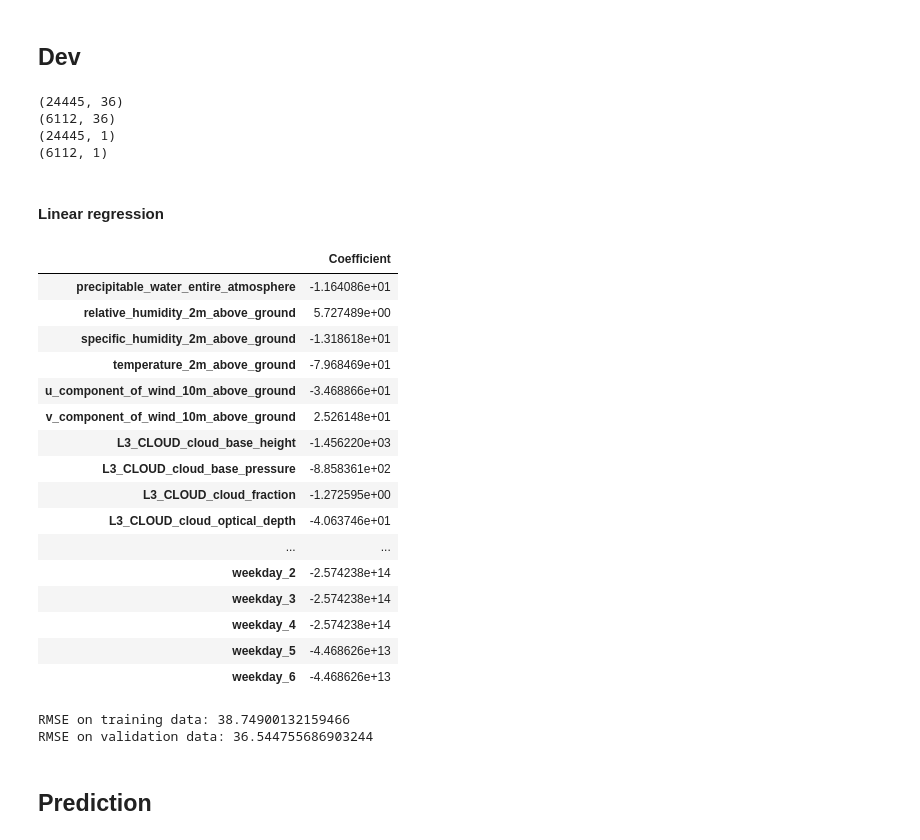
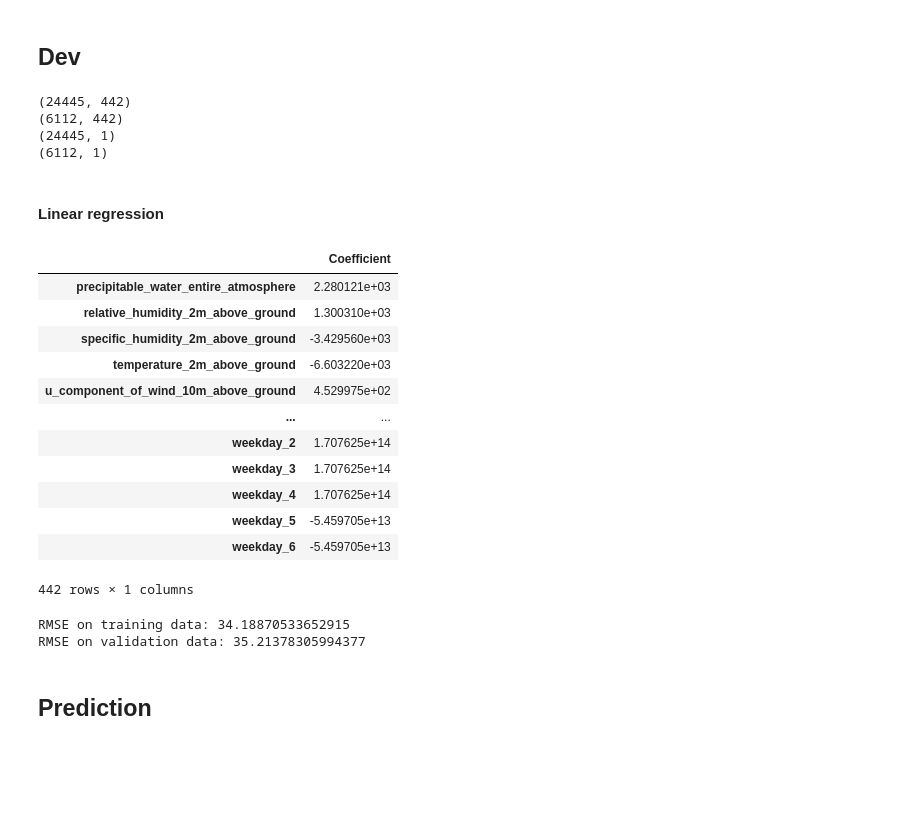
Before and after one commit to Mar-wn/Urban_Air_Pollution_Prediction, a Jupyter notebook: Urban Air Pollution Challenge.ipynb, the cells around one changed output. Saved outputs shown, nothing was run; the diff lists cells and outputs as text; code cells hidden in the pictures; blank space fills up the shorter version.

Commit message:
add polynomial features

```diff
--- a/Urban Air Pollution Challenge.ipynb
+++ b/Urban Air Pollution Challenge.ipynb
@@ -253,7 +253,7 @@ from sklearn import preprocessing
 # %%
 ## format cell ##
 
-features = weather_features + ['weekday', 'weekend'] + pollutants_features
+features = weather_features + pollutants_features + ['weekday', 'weekend']
 
 train_data = train_data[features + ['target']]
 
@@ -307,2 +307,13 @@ L3_AER_AI_solar_zenith_angle                       0
 target                                             0
 dtype: int64
+# %%
+## format cell ##
+
+## Generate polynomial and interaction features
+
+polynomial_features = preprocessing.PolynomialFeatures(degree= 3, include_bias= False)
+
+x = polynomial_features.fit_transform(train_data.loc[:, ~train_data.columns.isin(['target', 'weekday', 'weekend'])])
+
+train_data = pd.concat([pd.DataFrame(x, columns= polynomial_features.get_feature_names(train_data.loc[:, ~train_data.columns.isin(['target', 'weekday', 'weekend'])].columns)),
+             train_data[['target', 'weekday', 'weekend']]], axis= 1)
@@ -363,8 +376,8 @@ print(x_val.shape)
 print(y_train.shape)
 print(y_val.shape)
 # %% [output]
-(24445, 36)
-(6112, 36)
+(24445, 442)
+(6112, 442)
 (24445, 1)
 (6112, 1)
 # %% [markdown]
@@ -372,27 +385,26 @@ print(y_val.shape)
 # %%
 from sklearn.linear_model import LinearRegression
 
 lr_model = LinearRegression().fit(x_train, y_train)
 
-pd.DataFrame(np.transpose(lr_model.coef_), index= x_train.columns, columns=['Coefficient'])
+coeffs = pd.DataFrame(np.transpose(lr_model.coef_),
+                      index= x_train.columns, columns=['Coefficient'])
+
+coeffs
 # %% [output]
 |  | Coefficient |
-| precipitable_water_entire_atmosphere | -1.164086e+01 |
-| relative_humidity_2m_above_ground | 5.727489e+00 |
-| specific_humidity_2m_above_ground | -1.318618e+01 |
-| temperature_2m_above_ground | -7.968469e+01 |
-| u_component_of_wind_10m_above_ground | -3.468866e+01 |
-| v_component_of_wind_10m_above_ground | 2.526148e+01 |
-| L3_CLOUD_cloud_base_height | -1.456220e+03 |
-| L3_CLOUD_cloud_base_pressure | -8.858361e+02 |
-| L3_CLOUD_cloud_fraction | -1.272595e+00 |
-| L3_CLOUD_cloud_optical_depth | -4.063746e+01 |
+| precipitable_water_entire_atmosphere | 2.280121e+03 |
+| relative_humidity_2m_above_ground | 1.300310e+03 |
+| specific_humidity_2m_above_ground | -3.429560e+03 |
+| temperature_2m_above_ground | -6.603220e+03 |
+| u_component_of_wind_10m_above_ground | 4.529975e+02 |
 | ... | ... |
-| weekday_2 | -2.574238e+14 |
-| weekday_3 | -2.574238e+14 |
-| weekday_4 | -2.574238e+14 |
-| weekday_5 | -4.468626e+13 |
-| weekday_6 | -4.468626e+13 |
+| weekday_2 | 1.707625e+14 |
+| weekday_3 | 1.707625e+14 |
+| weekday_4 | 1.707625e+14 |
+| weekday_5 | -5.459705e+13 |
+| weekday_6 | -5.459705e+13 |
+442 rows × 1 columns
 # %%
 # evaluation
 
@@ -400,8 +412,8 @@ print('RMSE on training data:', mean_squared_error(y_train, lr_model.predict(x_t
 
 print('RMSE on validation data:', mean_squared_error(y_val, lr_model.predict(x_val), squared= False))
 # %% [output]
-RMSE on training data: 38.74900132159466
-RMSE on validation data: 36.544755686903244
+RMSE on training data: 34.18870533652915
+RMSE on validation data: 35.21378305994377
 # %% [markdown]
 ## Prediction
 # %%
```
Also changed, not shown: parts of 7 cells of this notebook.
